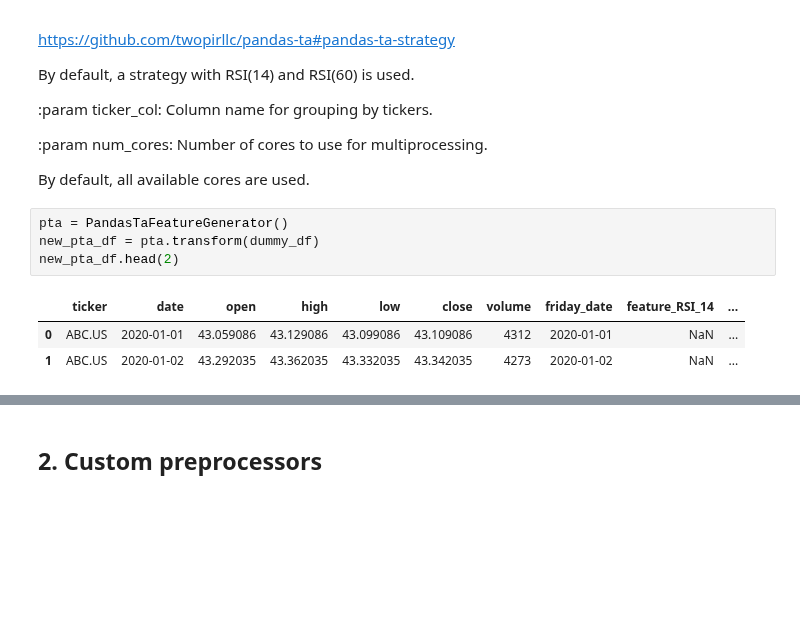
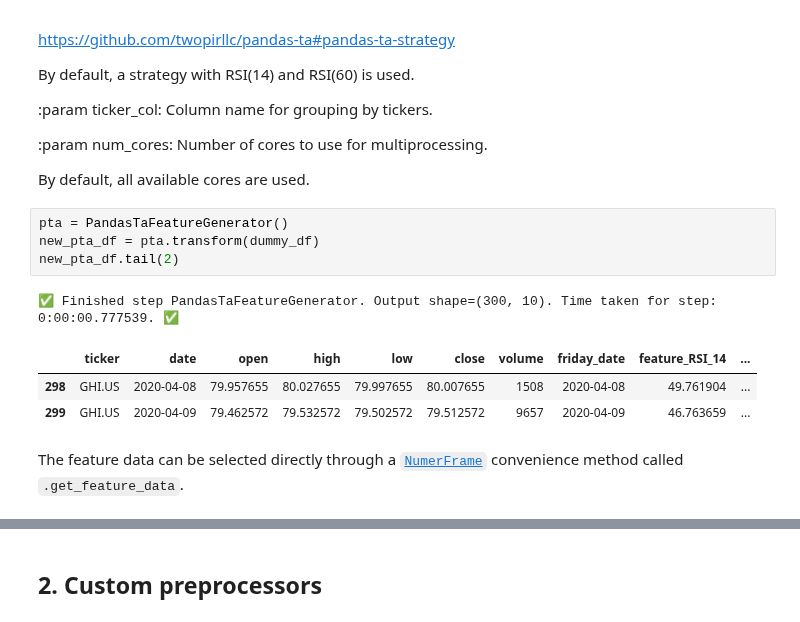
Before and after one commit to crowdcent/numerblox, a Jupyter notebook: _proc/03_preprocessing.ipynb, the cells around one changed output, grey strips where cells are left out. Drawn from its saved outputs; the diff is of its cells as text; blank space fills up the shorter version.

Commit message:
`PandasTaFeatureGenerator` docs and examples

```diff
--- a/_proc/03_preprocessing.ipynb
+++ b/_proc/03_preprocessing.ipynb
@@ -754,11 +757,14 @@ By default, all available cores are used.
 # %%
 pta = PandasTaFeatureGenerator()
 new_pta_df = pta.transform(dummy_df)
-new_pta_df.head(2)
+new_pta_df.tail(2)
 # %% [output]
+✅ Finished step PandasTaFeatureGenerator. Output shape=(300, 10). Time taken for step: 0:00:00.777539. ✅
 |  | ticker | date | open | high | low | close | volume | friday_date | feature_RSI_14 | ... |
-| 0 | ABC.US | 2020-01-01 | 43.059086 | 43.129086 | 43.099086 | 43.109086 | 4312 | 2020-01-01 | NaN | ... |
-| 1 | ABC.US | 2020-01-02 | 43.292035 | 43.362035 | 43.332035 | 43.342035 | 4273 | 2020-01-02 | NaN | ... |
+| 298 | GHI.US | 2020-04-08 | 79.957655 | 80.027655 | 79.997655 | 80.007655 | 1508 | 2020-04-08 | 49.761904 | ... |
+| 299 | GHI.US | 2020-04-09 | 79.462572 | 79.532572 | 79.502572 | 79.512572 | 9657 | 2020-04-09 | 46.763659 | ... |
+# %% [markdown]
+The feature data can be selected directly through a [`NumerFrame`](https://crowdcent.github.io/numerblox/numerframe.html#numerframe) convenience method called `.get_feature_data`.
 # %%
 new_pta_df.get_feature_data.tail(2)
 # %% [output]
```
Also changed, not shown: parts of 24 cells of this notebook, 2 other files.
